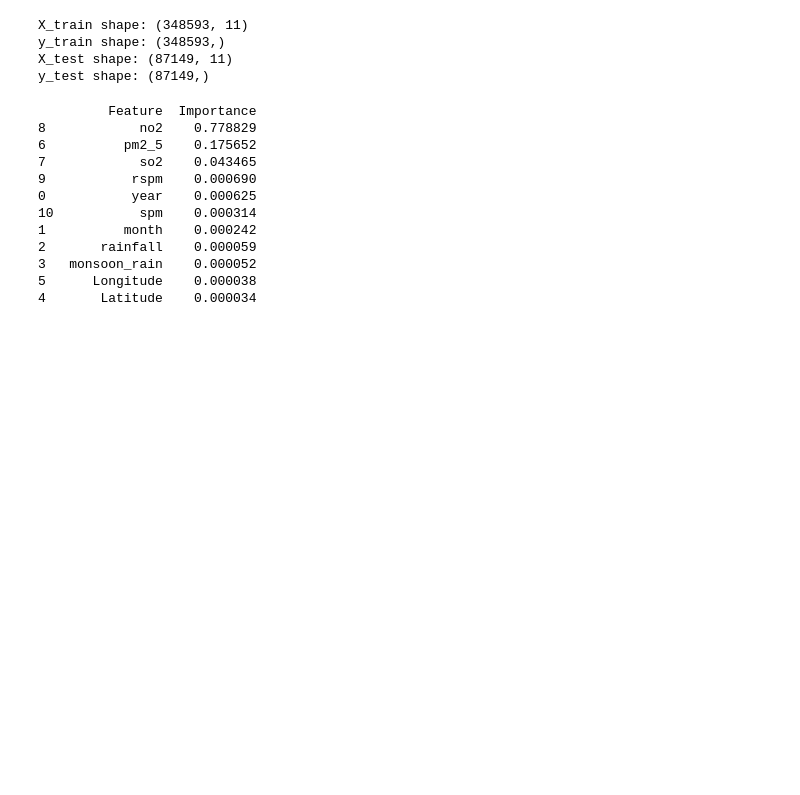
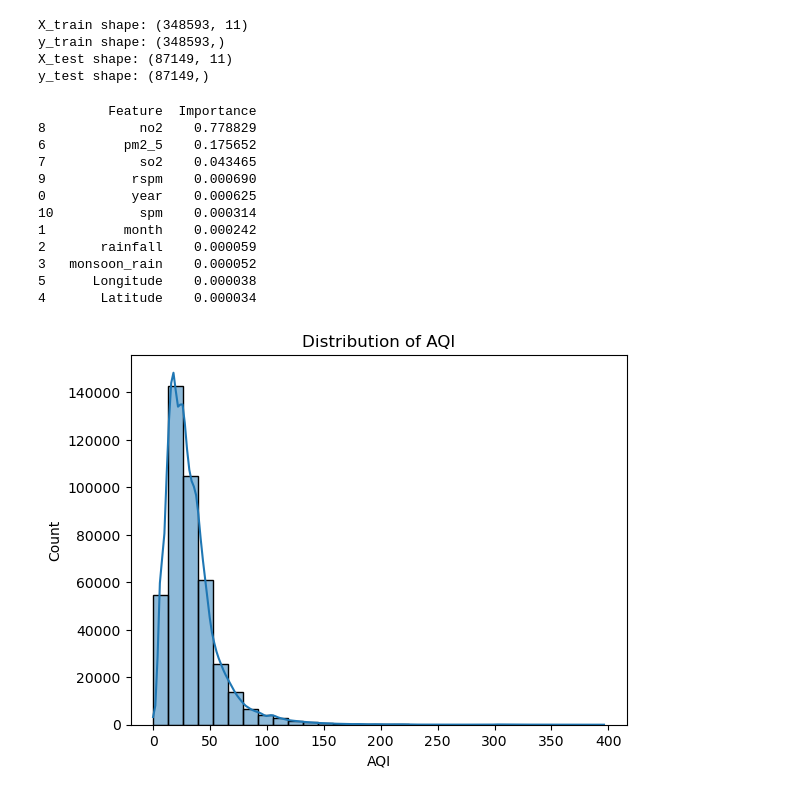
Before and after one commit to Temp1sachin/TrainIT, a Jupyter notebook: notebook/training.ipynb, the cells around one changed output. Drawn from its saved outputs; the diff is of its cells as text; code cells hidden in the pictures; blank space fills up the shorter version.

```diff
--- a/notebook/training.ipynb
+++ b/notebook/training.ipynb
@@ -41,3 +41,8 @@ merged_df['rainfall'] = merged_df[[
 merged_df['rainfall_lag1'] = merged_df.groupby('location')['rainfall'].shift(1)
 merged_df['monsoon_rain'] = merged_df[['JUN', 'JUL', 'AUG', 'SEP']].sum(axis=1)
 merged_df['is_dry'] = (merged_df['JAN'] < 10).astype(int)
+# %%
+merged_df['rainfall_lag1'].fillna(merged_df['rainfall_lag1'].median(), inplace=True)
+merged_df['sampling_date'] = pd.to_datetime(merged_df['sampling_date'], errors='coerce')
+merged_df['day_of_week'] = merged_df['sampling_date'].dt.dayofweek
+merged_df['week_of_year'] = merged_df['sampling_date'].dt.isocalendar().week
@@ -105,3 +117,12 @@ print(feature_importances.sort_values(by='Importance', ascending=False))
 3   monsoon_rain    0.000052
 5      Longitude    0.000038
 4       Latitude    0.000034
+# %%
+import seaborn as sns
+import matplotlib.pyplot as plt
+
+sns.histplot(merged_df['AQI'], bins=30, kde=True)
+plt.title("Distribution of AQI")
+plt.show()
+# %% [output]
+[figure, added]
```
Also changed, not shown: parts of 12 cells of this notebook, 2 other files.
